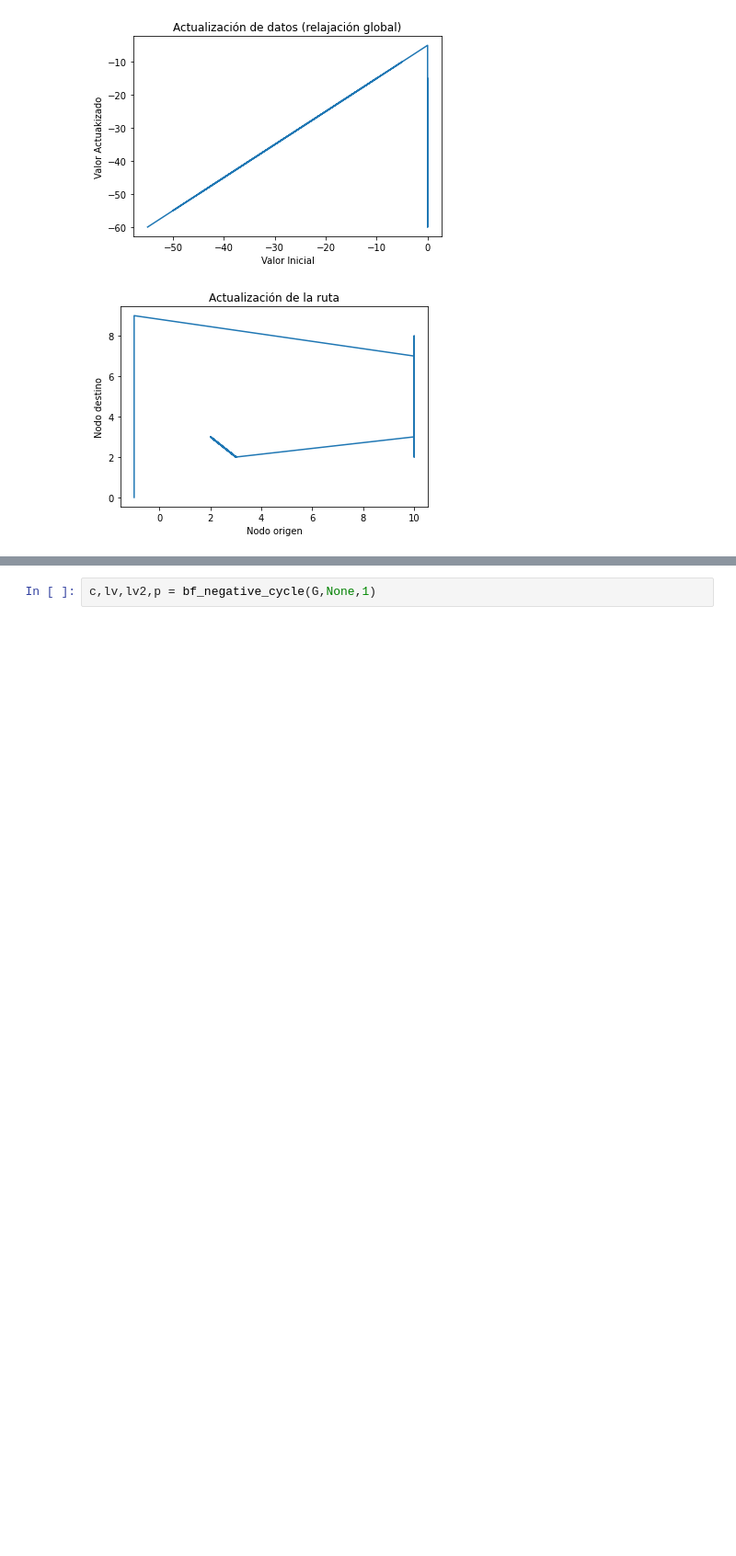
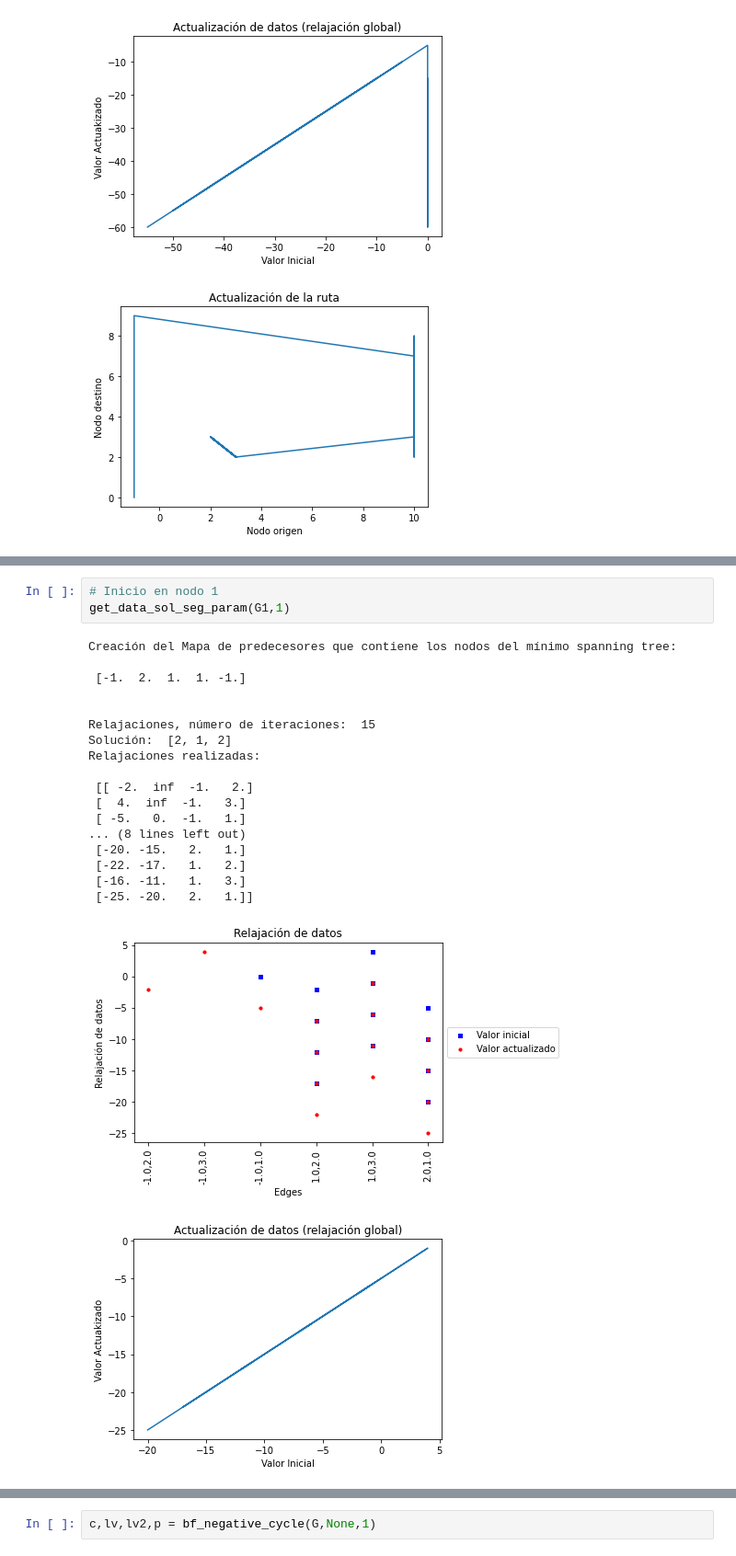
Before and after one commit to pautrejo/practica-2-primera-parte-joelitam2021, a Jupyter notebook: Parametros_optimizar.ipynb, the cells around one changed output, grey strips where cells are left out. Shown: that part at 92% size. Drawn from its saved outputs; the diff is of its cells as text; blank space fills up the shorter version.

```diff
--- a/Parametros_optimizar.ipynb
+++ b/Parametros_optimizar.ipynb
@@ -300,0 +329,23 @@ Relajaciones realizadas:
+# %%
+# Inicio en nodo 1
+get_data_sol_seg_param(G1,1)
+# %% [output]
+Creación del Mapa de predecesores que contiene los nodos del mínimo spanning tree:
+
+ [-1.  2.  1.  1. -1.]
+
+
+Relajaciones, número de iteraciones:  15
+Solución:  [2, 1, 2]
+Relajaciones realizadas:
+
+ [[ -2.  inf  -1.   2.]
+ [  4.  inf  -1.   3.]
+ [ -5.   0.  -1.   1.]
+... (8 lines left out)
+ [-20. -15.   2.   1.]
+ [-22. -17.   1.   2.]
+ [-16. -11.   1.   3.]
+ [-25. -20.   2.   1.]]
+[figure, added]
+[figure, added]
```
Also changed, not shown: parts of 17 cells of this notebook.
